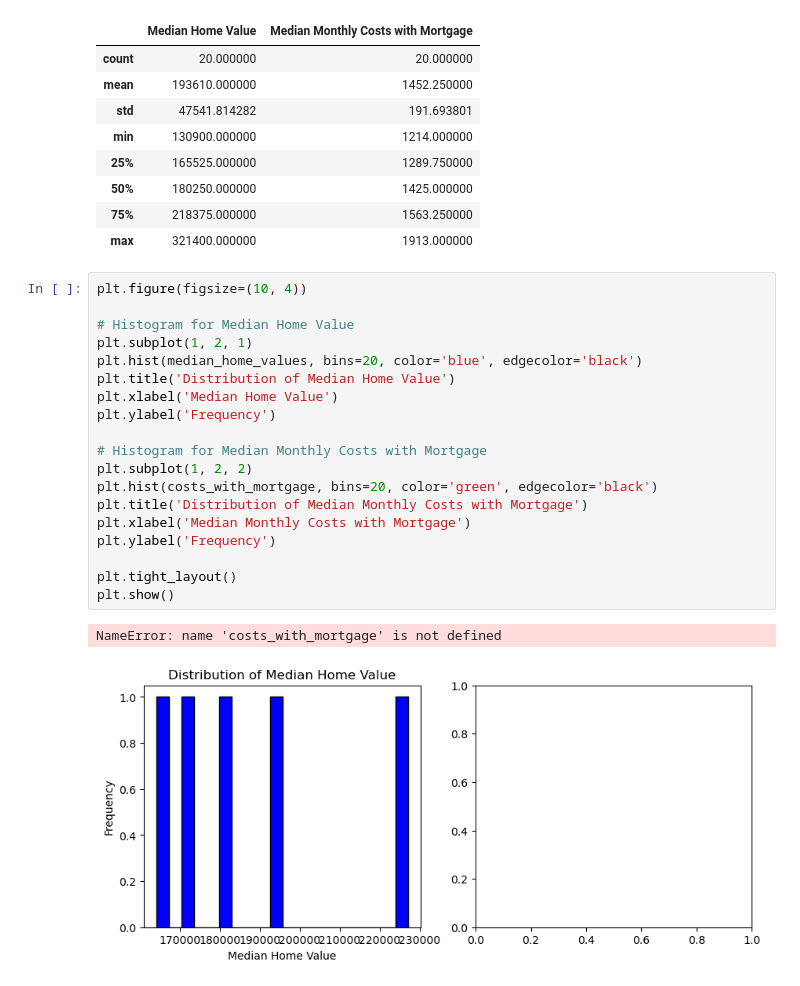
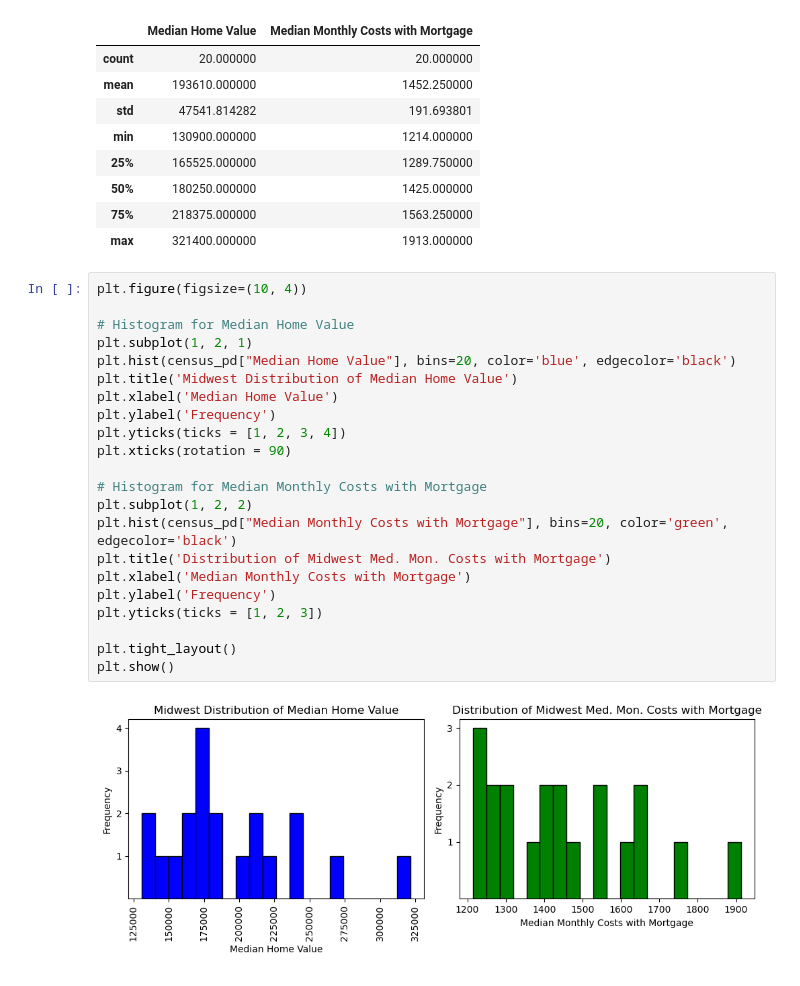
Before and after one commit to cmhillm75/US-Housing-Trends, a Jupyter notebook: Southwest.ipynb, the cells around one changed output. Cells and saved outputs as stored; diff of their text form.

```diff
--- a/Southwest.ipynb
+++ b/Southwest.ipynb
@@ -318,26 +298,28 @@ census_pd[["Median Home Value", "Median Monthly Costs with Mortgage"]].describe(
 | 50% | 180250.000000 | 1425.000000 |
 | 75% | 218375.000000 | 1563.250000 |
 | max | 321400.000000 | 1913.000000 |
-# %%
-plt.figure(figsize=(10, 4))
-
-# Histogram for Median Home Value
-plt.subplot(1, 2, 1)
-plt.hist(median_home_values, bins=20, color='blue', edgecolor='black')
-plt.title('Distribution of Median Home Value')
-plt.xlabel('Median Home Value')
-plt.ylabel('Frequency')
-
-# Histogram for Median Monthly Costs with Mortgage
-plt.subplot(1, 2, 2)
-plt.hist(costs_with_mortgage, bins=20, color='green', edgecolor='black')
-plt.title('Distribution of Median Monthly Costs with Mortgage')
-plt.xlabel('Median Monthly Costs with Mortgage')
-plt.ylabel('Frequency')
-
-plt.tight_layout()
-plt.show()
-# %% [output]
-NameError: name 'costs_with_mortgage' is not defined
-[figure, removed]
+# %%
+plt.figure(figsize=(10, 4))
+
+# Histogram for Median Home Value
+plt.subplot(1, 2, 1)
+plt.hist(census_pd["Median Home Value"], bins=20, color='blue', edgecolor='black')
+plt.title('Midwest Distribution of Median Home Value')
+plt.xlabel('Median Home Value')
+plt.ylabel('Frequency')
+plt.yticks(ticks = [1, 2, 3, 4])
+plt.xticks(rotation = 90)
+
+# Histogram for Median Monthly Costs with Mortgage
+plt.subplot(1, 2, 2)
+plt.hist(census_pd["Median Monthly Costs with Mortgage"], bins=20, color='green', edgecolor='black')
+plt.title('Distribution of Midwest Med. Mon. Costs with Mortgage')
+plt.xlabel('Median Monthly Costs with Mortgage')
+plt.ylabel('Frequency')
+plt.yticks(ticks = [1, 2, 3])
+
+plt.tight_layout()
+plt.show()
+# %% [output]
+[figure, added]
 # %%
```
Also changed, not shown: parts of 17 cells of this notebook.
